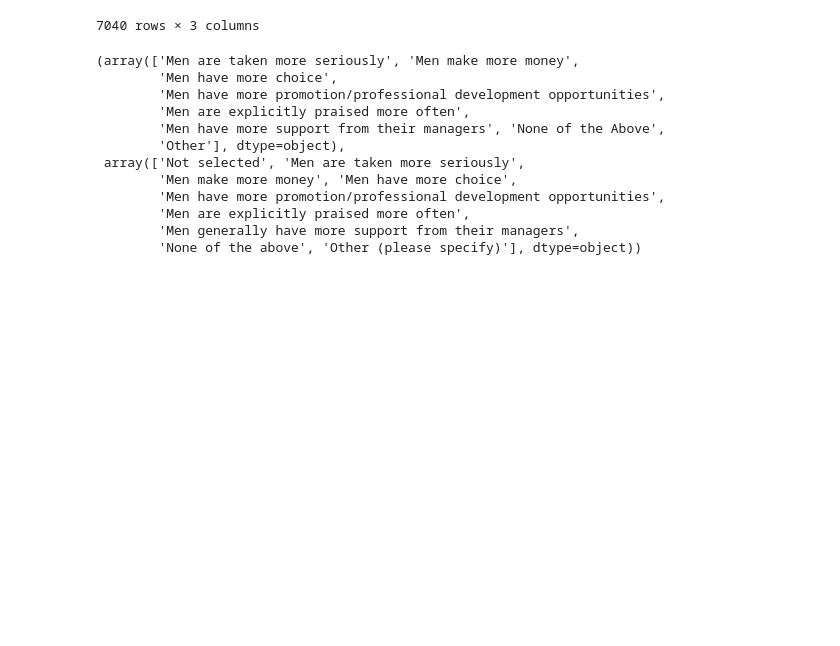
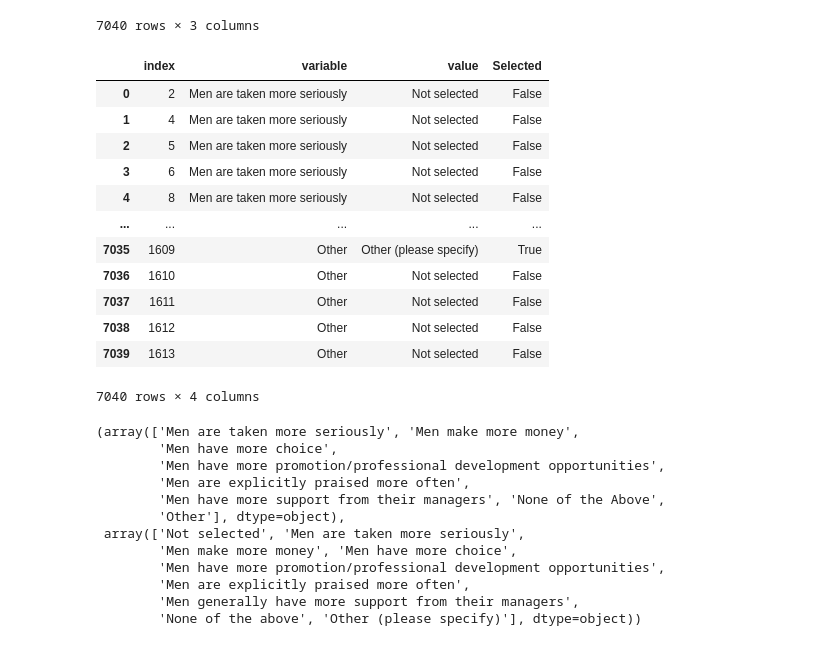
Before and after one commit to data301-2021-winter1/group20-project-, a Jupyter notebook: notebooks/analysis1.ipynb, the cells around one changed output. Cells and saved outputs as stored; diff of their text form; code cells hidden in the pictures; blank space fills up the shorter version.

```diff
--- a/notebooks/analysis1.ipynb
+++ b/notebooks/analysis1.ipynb
@@ -272,3 +278,20 @@ df3
+# %%
+df3['Selected']= df3.apply(lambda x: Selected(x) , axis = 'columns')
+df3
+# %% [output]
+|  | index | variable | value | Selected |
+| 0 | 2 | Men are taken more seriously | Not selected | False |
+| 1 | 4 | Men are taken more seriously | Not selected | False |
+| 2 | 5 | Men are taken more seriously | Not selected | False |
+| 3 | 6 | Men are taken more seriously | Not selected | False |
+| 4 | 8 | Men are taken more seriously | Not selected | False |
+| ... | ... | ... | ... | ... |
+| 7035 | 1609 | Other | Other (please specify) | True |
+| 7036 | 1610 | Other | Not selected | False |
+| 7037 | 1611 | Other | Not selected | False |
+| 7038 | 1612 | Other | Not selected | False |
+| 7039 | 1613 | Other | Not selected | False |
+7040 rows × 4 columns
 # %%
 df3['variable'].unique(), df3['value'].unique()
 # %% [output]
```
Also changed, not shown: parts of 11 cells of this notebook.
